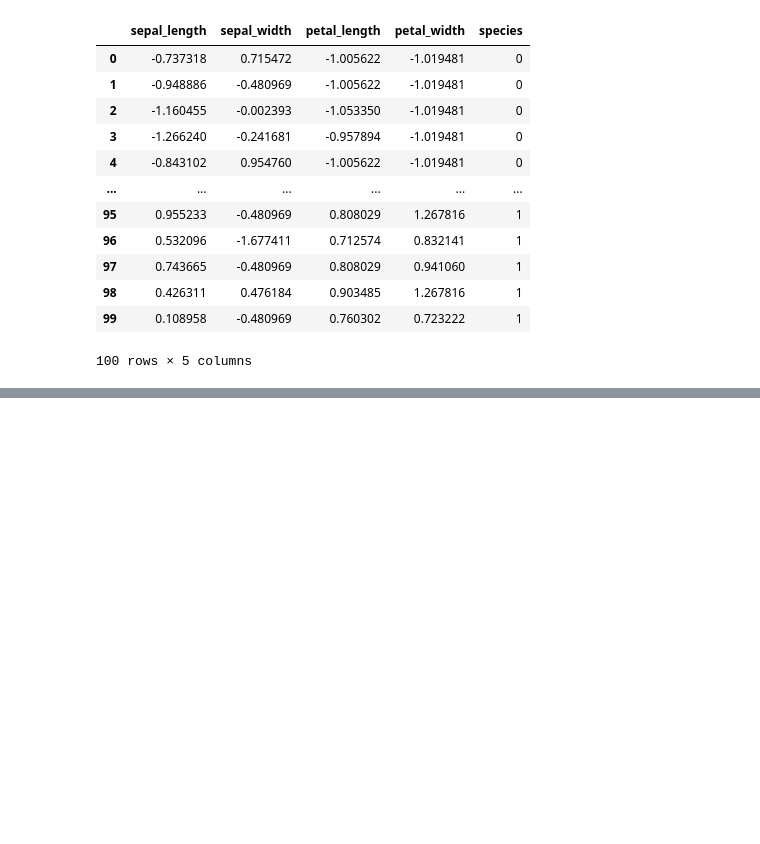
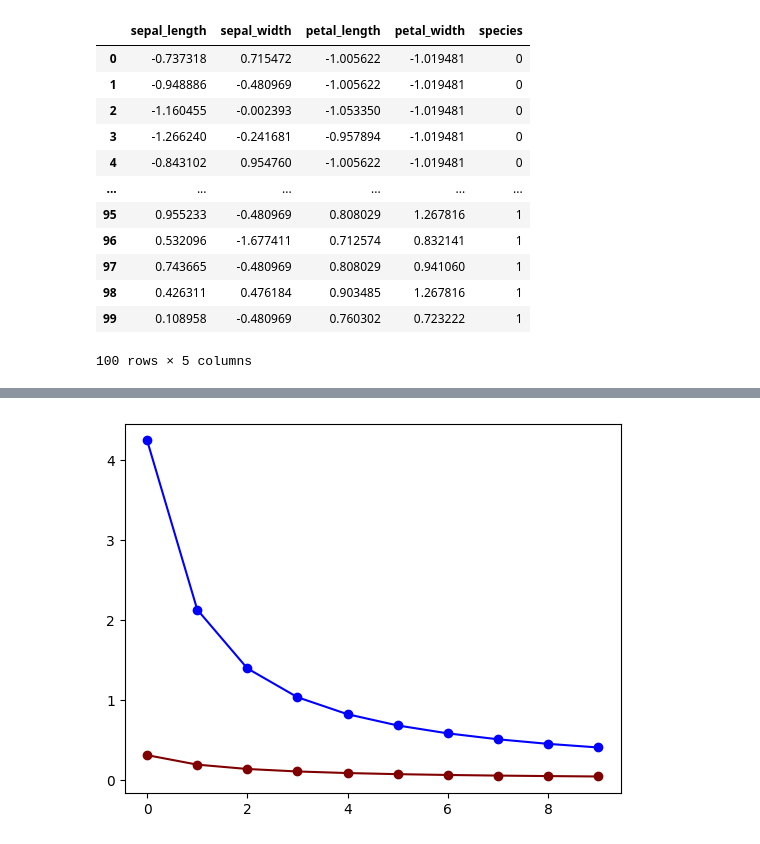
Before and after one commit to R-m1n/Meinkrapft, a Jupyter notebook: scratch/iris.ipynb, the cells around one changed output, grey strips where cells are left out. Cells and saved outputs as stored; diff of their text form; code cells hidden in the pictures; blank space fills up the shorter version.

```diff
--- a/scratch/iris.ipynb
+++ b/scratch/iris.ipynb
@@ -63,0 +64,11 @@ plt.show()
+# %%
+logistic = LogisticRegression(iris[iris_features], iris[iris_targets])
+
+train_loss, test_loss = logistic.fit(0.1, 10, 10)
+# %%
+plt.plot(train_loss, marker='o', color='blue')
+plt.plot(test_loss, marker='o', color='maroon')
+
+plt.show()
+# %% [output]
+[figure, added]
```
Also changed, not shown: parts of 2 cells of this notebook, 1 other file.
